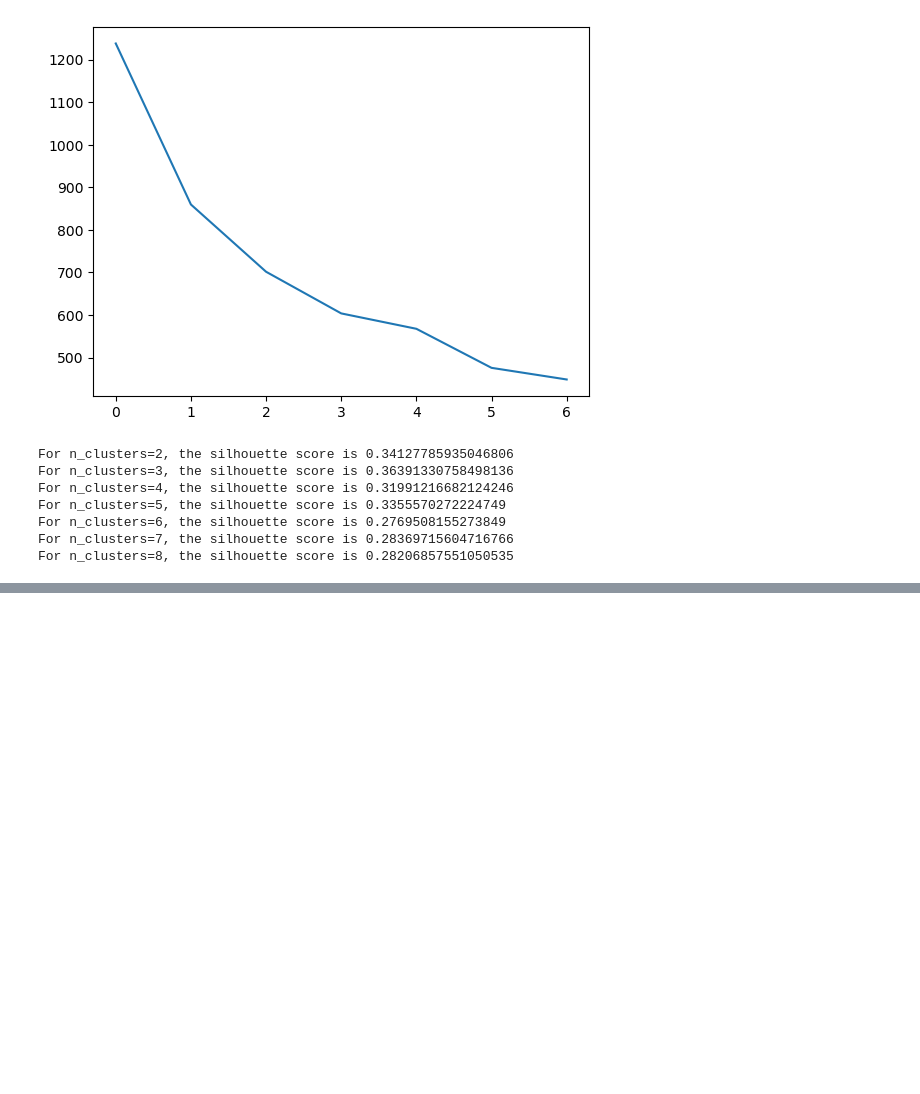
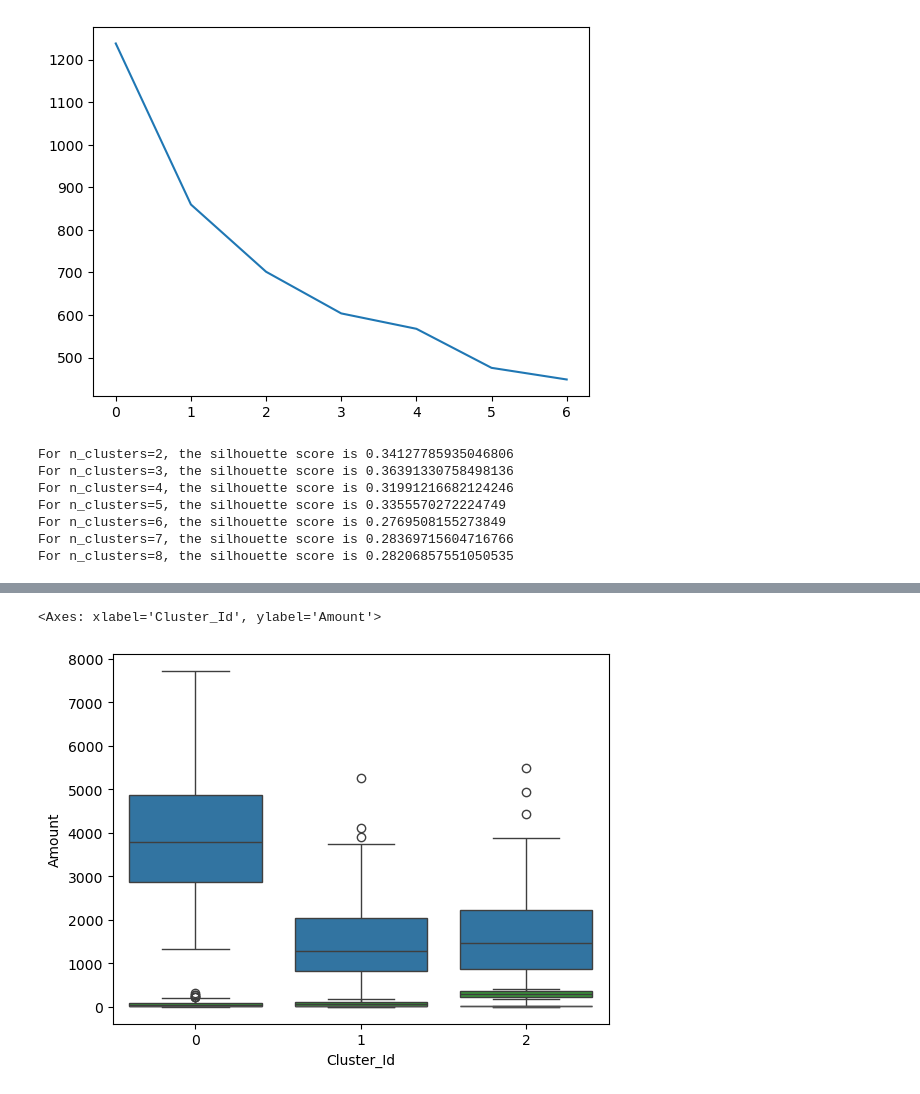
Before and after one commit to Karan9603/E-commerce-Superstore-Project, a Jupyter notebook: Clustering.ipynb, the cells around one changed output, grey strips where cells are left out. Saved outputs shown, nothing was run; the diff lists cells and outputs as text; code cells hidden in the pictures; blank space fills up the shorter version.

```diff
--- a/Clustering.ipynb
+++ b/Clustering.ipynb
@@ -278,3 +278,13 @@ For n_clusters=5, the silhouette score is 0.3355570272224749
 For n_clusters=6, the silhouette score is 0.2769508155273849
 For n_clusters=7, the silhouette score is 0.28369715604716766
 For n_clusters=8, the silhouette score is 0.28206857551050535
+# %%
+# best K value is 3
+kmeans = KMeans(n_clusters=3, max_iter=100)
+
+# Fit the model on the scaled data
+kmeans.fit(rfm_df_scaled)
+
+# Output cluster centers and labels
+print("Cluster centers:", kmeans.cluster_centers_)
+print("Labels:", kmeans.labels_)
@@ -280,0 +309,4 @@ For n_clusters=8, the silhouette score is 0.28206857551050535
+# %%
+# assign the label
+rfm_df['Cluster_Id'] = kmeans.labels_
+rfm_df.head()
@@ -280,0 +320,12 @@ For n_clusters=8, the silhouette score is 0.28206857551050535
+# %%
+# Box plot to visualize Cluster Id vs Amount
+sns.boxplot(x='Cluster_Id', y='Amount', data=rfm_df)
+
+# Box plot to visualize Cluster Id vs Frequency
+sns.boxplot(x='Cluster_Id', y='Frequency', data=rfm_df)
+
+# Box plot to visualize Cluster Id vs Recency
+sns.boxplot(x='Cluster_Id', y='Recency', data=rfm_df)
+# %% [output]
+<Axes: xlabel='Cluster_Id', ylabel='Amount'>
+[figure, added]
```
Also changed, not shown: parts of 3 cells of this notebook, 1 other file.
